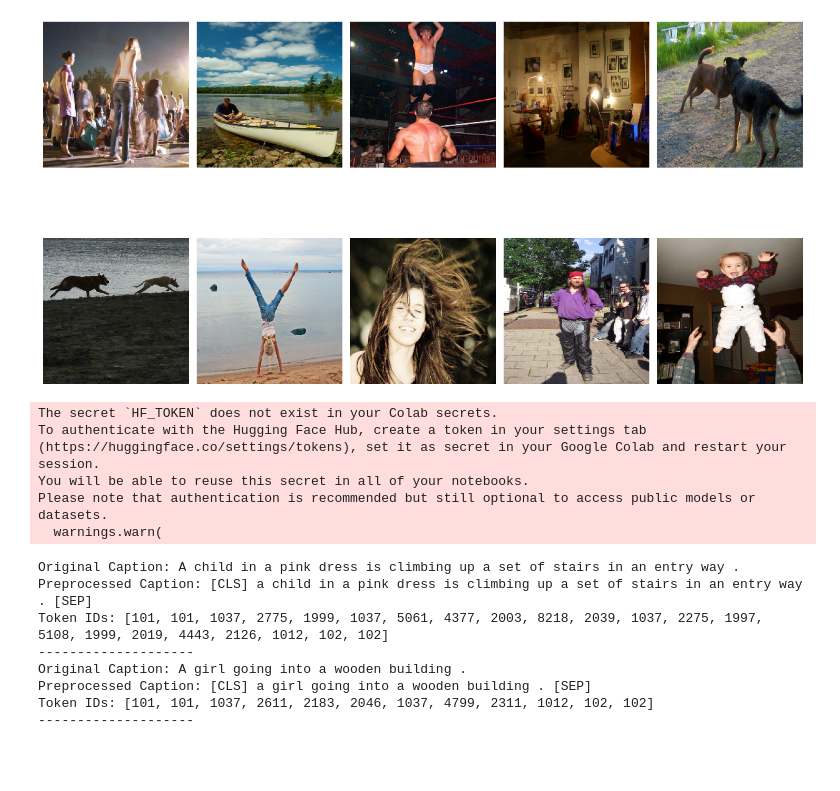
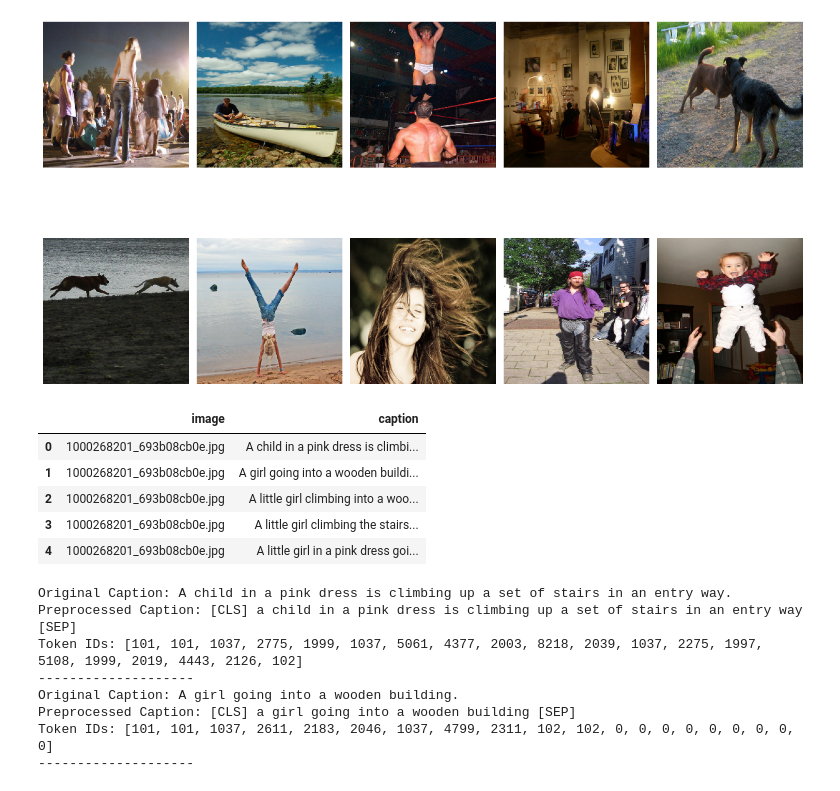
Before and after one commit to Ramkanc/Capstone_IIITH, a Jupyter notebook: Capstone1_RamK_Multi.ipynb, the cells around one changed output. Cells and saved outputs as stored; diff of their text form; code cells hidden in the pictures; blank space fills up the shorter version.

```diff
--- a/Capstone1_RamK_Multi.ipynb
+++ b/Capstone1_RamK_Multi.ipynb
@@ -201,2 +189,13 @@ raw_captions = pd.DataFrame(raw_captions, columns=['image_name', 'caption'])
+# %%
+raw_captions = pd.read_csv(labels_file, delimiter=',',header=0)
+# %%
+raw_captions.head()
+# %% [output]
+|  | image | caption |
+| 0 | 1000268201_693b08cb0e.jpg | A child in a pink dress is climbi... |
+| 1 | 1000268201_693b08cb0e.jpg | A girl going into a wooden buildi... |
+| 2 | 1000268201_693b08cb0e.jpg | A little girl climbing into a woo... |
+| 3 | 1000268201_693b08cb0e.jpg | A little girl climbing the stairs... |
+| 4 | 1000268201_693b08cb0e.jpg | A little girl in a pink dress goi... |
 # %%
 from transformers import BertTokenizer
@@ -203,4 +203,6 @@ from transformers import BertTokenizer
 # %%
+from transformers import BertTokenizer
+
 def preprocess_text(text):
     """
     Preprocesses the caption text.
@@ -214,24 +216,10 @@ def preprocess_text(text):
     # Lowercase the text
     text = text.lower()
 
-    # Remove punctuation
-    text = text.replace("[^a-zA-Z0-9 ]", "")
+    # Remove punctuation (fixed regex for removing special characters)
+    text = re.sub(r"[^a-zA-Z0-9 ]", "", text)
 
     # Add special tokens for start and end of sequence
     text = "[CLS] " + text + " [SEP]"
 
     return text
-# %% [output]
-The secret `HF_TOKEN` does not exist in your Colab secrets.
-To authenticate with the Hugging Face Hub, create a token in your settings tab (https://huggingface.co/settings/tokens), set it as secret in your Google Colab and restart your session.
-You will be able to reuse this secret in all of your notebooks.
-Please note that authentication is recommended but still optional to access public models or datasets.
-  warnings.warn(
-Original Caption: A child in a pink dress is climbing up a set of stairs in an entry way .
-Preprocessed Caption: [CLS] a child in a pink dress is climbing up a set of stairs in an entry way . [SEP]
-Token IDs: [101, 101, 1037, 2775, 1999, 1037, 5061, 4377, 2003, 8218, 2039, 1037, 2275, 1997, 5108, 1999, 2019, 4443, 2126, 1012, 102, 102]
---------------------
-Original Caption: A girl going into a wooden building .
-Preprocessed Caption: [CLS] a girl going into a wooden building . [SEP]
-Token IDs: [101, 101, 1037, 2611, 2183, 2046, 1037, 4799, 2311, 1012, 102, 102]
---------------------
@@ -274,0 +258,19 @@ for caption in captions:
+# %%
+# Preprocess and tokenize each caption
+for caption in captions:
+    preprocessed_caption = preprocess_text(caption)
+    token_ids = tokenize_text(preprocessed_caption, tokenizer)
+
+    print("Original Caption:", caption)
+    print("Preprocessed Caption:", preprocessed_caption)
+    print("Token IDs:", token_ids.tolist())  # Convert tensor to list for readability
+    print("-" * 20)
+# %% [output]
+Original Caption: A child in a pink dress is climbing up a set of stairs in an entry way.
+Preprocessed Caption: [CLS] a child in a pink dress is climbing up a set of stairs in an entry way [SEP]
+Token IDs: [101, 101, 1037, 2775, 1999, 1037, 5061, 4377, 2003, 8218, 2039, 1037, 2275, 1997, 5108, 1999, 2019, 4443, 2126, 102]
+--------------------
+Original Caption: A girl going into a wooden building.
+Preprocessed Caption: [CLS] a girl going into a wooden building [SEP]
+Token IDs: [101, 101, 1037, 2611, 2183, 2046, 1037, 4799, 2311, 102, 102, 0, 0, 0, 0, 0, 0, 0, 0, 0]
+--------------------
```
Also changed, not shown: parts of 6 cells of this notebook.
